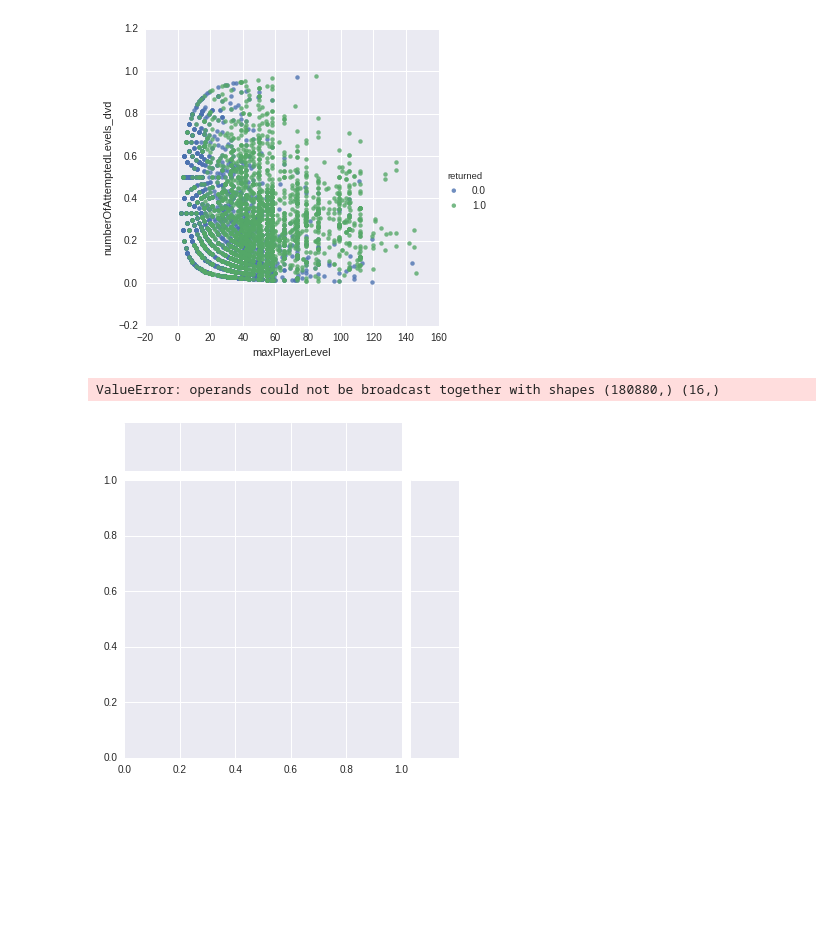
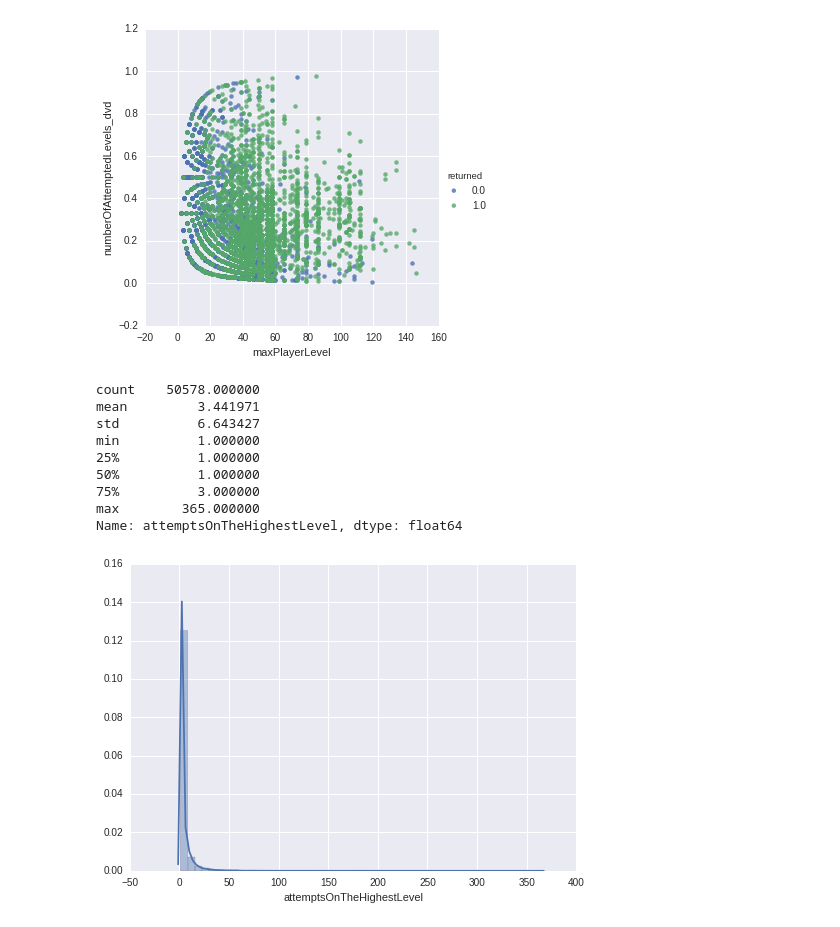
Before and after one commit to oneunreadmail/ragequit, a Jupyter notebook: playing_with_data.ipynb, the cells around one changed output. Saved outputs shown, nothing was run; the diff lists cells and outputs as text; code cells hidden in the pictures; blank space fills up the shorter version.

```diff
--- a/playing_with_data.ipynb
+++ b/playing_with_data.ipynb
@@ -173,11 +174,23 @@ numberOfAttemptedLevels_dvd           11305
 numberOfAttemptedLevels_ind           11305
 dtype: int64
 [figure]
-# %%
-# a если рассмотреть только нижних чуваков
-cut = xytte[xytte["numberOfAttemptedLevels_dvd"] < 1.]
-sns.jointplot(x=cut["numberOfAttemptedLevels"], y=cut[""])
-cut
-# %% [output]
-ValueError: operands could not be broadcast together with shapes (180880,) (16,)
-[figure, removed]
+# %%
+# ебанем два булевых столбца
+xytte["attLevelsMoreThanMaxLevel"] = (xytte["numberOfAttemptedLevels"] > xytte["maxPlayerLevel"]) * 1.0
+xytte["attLevelsLessThanMaxLevel"] = (xytte["numberOfAttemptedLevels"] <= xytte["maxPlayerLevel"]) * 1.0
+# %%
+# едем дальше - attemptsOnTheHighestLevel
+
+sns.distplot(xytte["attemptsOnTheHighestLevel"])
+xytte["attemptsOnTheHighestLevel"].describe()
+# %% [output]
+count    50578.000000
+mean         3.441971
+std          6.643427
+min          1.000000
+25%          1.000000
+50%          1.000000
+75%          3.000000
+max        365.000000
+Name: attemptsOnTheHighestLevel, dtype: float64
+[figure, added]
```
Also changed, not shown: parts of 7 cells of this notebook, 6 other files.
